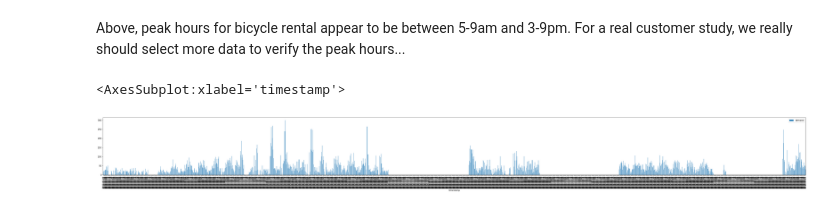
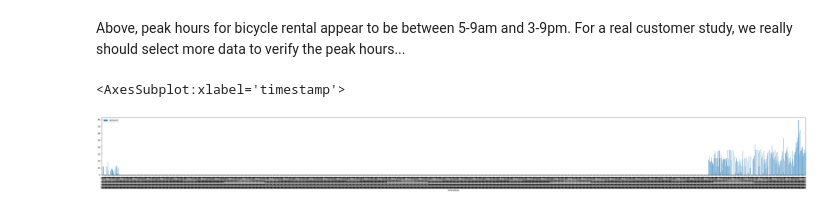
Before and after one commit to catwhiskers/kaggle-m5-amazon-forecast-example, a Jupyter notebook: 4.Item_Level_Accuracy.ipynb, the cells around one changed output. Saved outputs shown, nothing was run; the diff lists cells and outputs as text; code cells hidden in the pictures.

```diff
--- a/4.Item_Level_Accuracy.ipynb
+++ b/4.Item_Level_Accuracy.ipynb
@@ -702,8 +701,8 @@ for i in range(len(items)):
 Above, peak hours for bicycle rental appear to be between 5-9am and 3-9pm.  For a real customer study, we really should select more data to verify the peak hours...
 <br>
 # %%
-c_demand = demand_df[(demand_df['item_id']=="FOODS_2_360") & (demand_df['store_id']=="WI_2") & (demand_df['timestamp']>="2012-01-01")]
+c_demand = demand_df[(demand_df['item_id']=="FOODS_2_013") & (demand_df['store_id']=="WI_2") & (demand_df['timestamp']>="2012-01-01")]
 c_demand.groupby(['item_id','timestamp']).sum().reset_index().plot.bar(figsize=(60,5), x='timestamp', y='demand')
 # %% [output]
 <AxesSubplot:xlabel='timestamp'>
-[figure, old version]
+[figure, new version]
```
Also changed, not shown: parts of 17 cells of this notebook, 4 other files.
